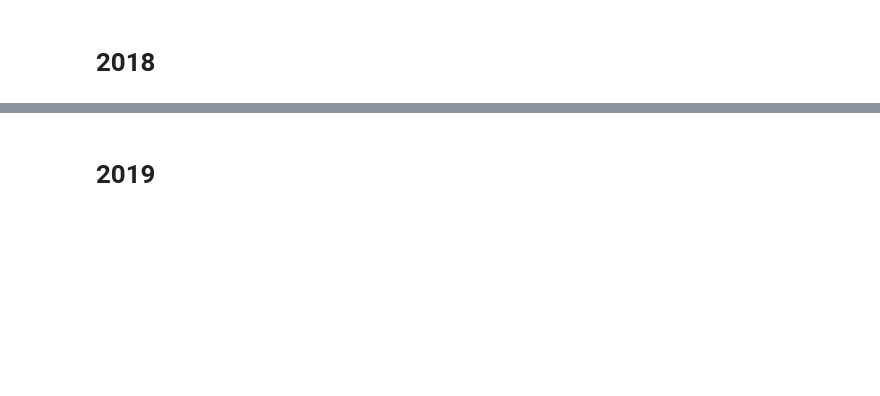
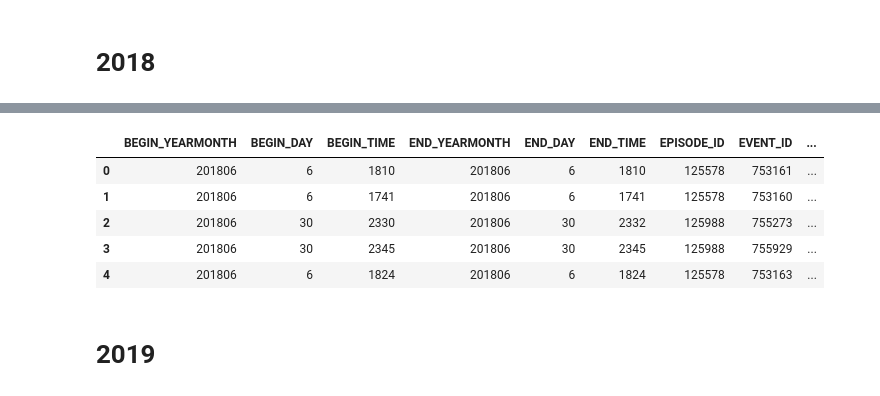
Before and after one commit to lmstephens/Build-Week1, a Jupyter notebook: 2013_2019weather.ipynb, the cells around one changed output, grey strips where cells are left out. Cells and saved outputs as stored; diff of their text form; code cells hidden in the pictures; blank space fills up the shorter version.

```diff
--- a/2013_2019weather.ipynb
+++ b/2013_2019weather.ipynb
@@ -135,0 +170,9 @@ dfweather_data_2016['DAMAGE_PROPERTY'] = DAMAGE_PROPERTY_2016
+# %%
+weather_data_2018.head()
+# %% [output]
+|  | BEGIN_YEARMONTH | BEGIN_DAY | BEGIN_TIME | END_YEARMONTH | END_DAY | END_TIME | EPISODE_ID | EVENT_ID | ... |
+| 0 | 201806 | 6 | 1810 | 201806 | 6 | 1810 | 125578 | 753161 | ... |
+| 1 | 201806 | 6 | 1741 | 201806 | 6 | 1741 | 125578 | 753160 | ... |
+| 2 | 201806 | 30 | 2330 | 201806 | 30 | 2332 | 125988 | 755273 | ... |
+| 3 | 201806 | 30 | 2345 | 201806 | 30 | 2345 | 125988 | 755929 | ... |
+| 4 | 201806 | 6 | 1824 | 201806 | 6 | 1824 | 125578 | 753163 | ... |
```
Also changed, not shown: parts of 13 cells of this notebook.
